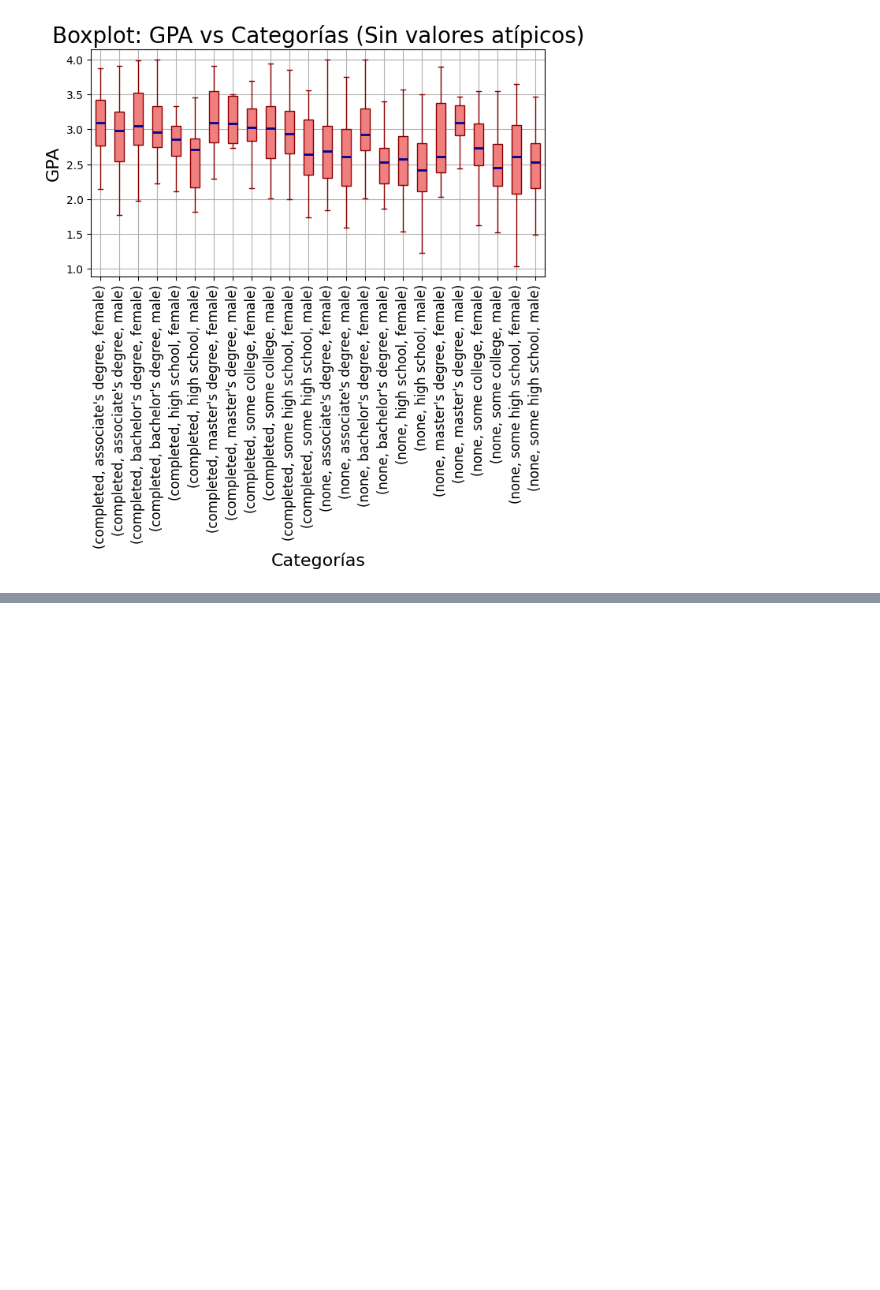
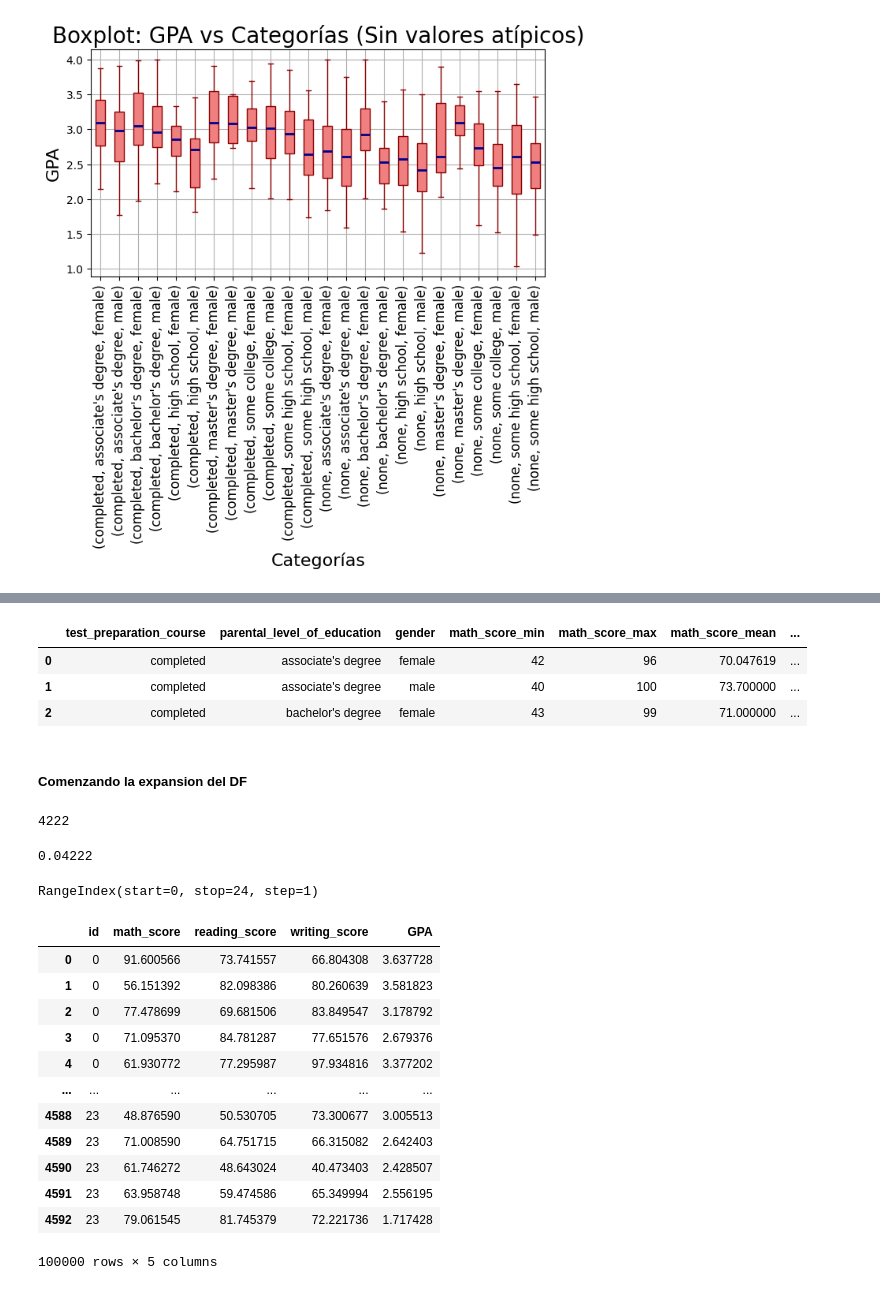
Before and after one commit to JosueSalomon/Proyecto_1_Teoria_de_la_simulacion, a Jupyter notebook: EDA.ipynb, the cells around one changed output, grey strips where cells are left out. Cells and saved outputs as stored; diff of their text form; code cells hidden in the pictures; blank space fills up the shorter version.

```diff
--- a/EDA.ipynb
+++ b/EDA.ipynb
@@ -489,0 +545,63 @@ for num_col in num_cols:
+# %%
+df_summ.head(3)
+# %% [output]
+|  | test_preparation_course | parental_level_of_education | gender | math_score_min | math_score_max | math_score_mean | ... |
+| 0 | completed | associate's degree | female | 42 | 96 | 70.047619 | ... |
+| 1 | completed | associate's degree | male | 40 | 100 | 73.700000 | ... |
+| 2 | completed | bachelor's degree | female | 43 | 99 | 71.000000 | ... |
+# %% [markdown]
+##### Comenzando la expansion del DF
+# %%
+num_ext = 100000
+# %%
+ids = np.random.choice( prob_freq.index , size=num_ext, p=prob_freq["porcentaje"].to_list() )
+# %%
+len(ids[ids == 0])
+# %% [output]
+4222
+# %%
+len(ids[ids == 0])/len(ids)
+# %% [output]
+0.04222
+# %%
+def trunc_vector(min_val, max_val, media, desv_std,size):
+    a, b = (min_val - media) / desv_std, (max_val - media) / desv_std
+
+    muestras = truncnorm.rvs(a, b, loc=media, scale=desv_std, size=size)
+    return muestras
+# %%
+prob_freq.index
+# %% [output]
+RangeIndex(start=0, stop=24, step=1)
+# %%
+dfextended = pd.DataFrame()
+for i in prob_freq.index:
+    setting = {
+        "id": ids[ ids == i ]
+    }
+    for c in num_cols:
+        setting[c] = trunc_vector(
+            df_summ.iloc[i][f"{c}_min"]
+            , df_summ.iloc[i][f"{c}_max"]
+            , df_summ.iloc[i][f"{c}_mean"]
+            , df_summ.iloc[i][f"{c}_std"]
+            , len( ids[ ids == i ] )
+        )
+    tmp = pd.DataFrame(setting)
+    dfextended = pd.concat( [ dfextended , tmp ] )
+# %%
+dfextended
+# %% [output]
+|  | id | math_score | reading_score | writing_score | GPA |
+| 0 | 0 | 91.600566 | 73.741557 | 66.804308 | 3.637728 |
+| 1 | 0 | 56.151392 | 82.098386 | 80.260639 | 3.581823 |
+| 2 | 0 | 77.478699 | 69.681506 | 83.849547 | 3.178792 |
+| 3 | 0 | 71.095370 | 84.781287 | 77.651576 | 2.679376 |
+| 4 | 0 | 61.930772 | 77.295987 | 97.934816 | 3.377202 |
+| ... | ... | ... | ... | ... | ... |
+| 4588 | 23 | 48.876590 | 50.530705 | 73.300677 | 3.005513 |
+| 4589 | 23 | 71.008590 | 64.751715 | 66.315082 | 2.642403 |
+| 4590 | 23 | 61.746272 | 48.643024 | 40.473403 | 2.428507 |
+| 4591 | 23 | 63.958748 | 59.474586 | 65.349994 | 2.556195 |
+| 4592 | 23 | 79.061545 | 81.745379 | 72.221736 | 1.717428 |
+100000 rows × 5 columns
```
Also changed, not shown: parts of 12 cells of this notebook.
